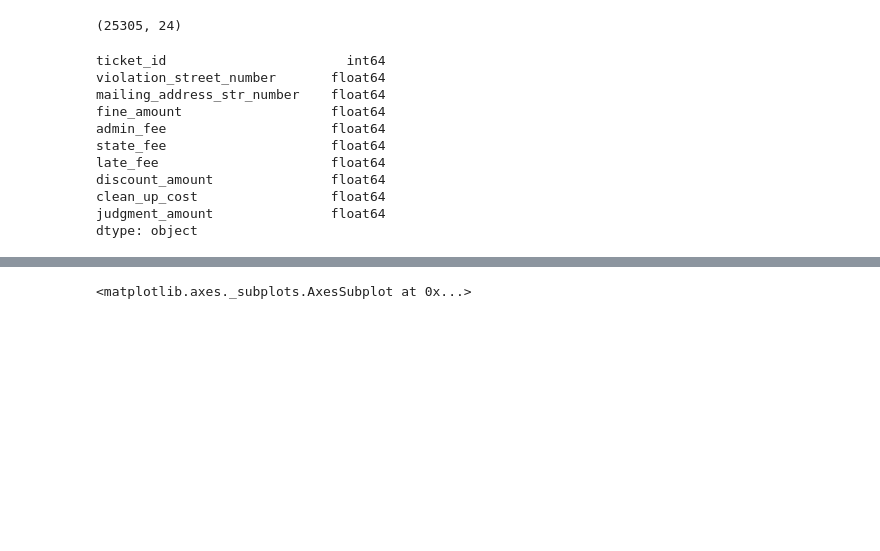
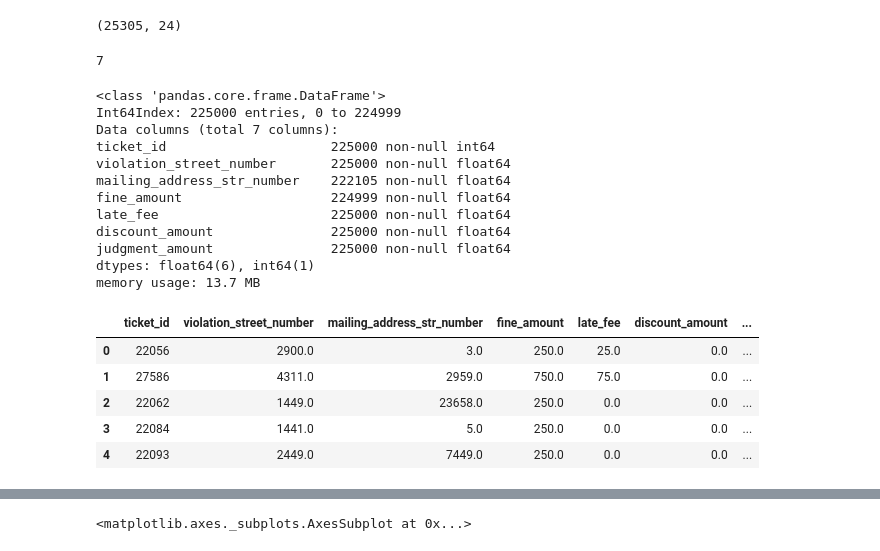
Before and after one commit to zarkaltair/Data-Scientist, a Jupyter notebook: My_projects/test_task/test_task.ipynb, the cells around one changed output, grey strips where cells are left out. Drawn from its saved outputs; the diff is of its cells as text; code cells hidden in the pictures; blank space fills up the shorter version.

```diff
--- a/My_projects/test_task/test_task.ipynb
+++ b/My_projects/test_task/test_task.ipynb
@@ -33,21 +55,34 @@ df_train[passes_num] = df_train[passes_num].fillna(method='ffill')
 df_train[passes_cat] = df_train[passes_cat].fillna(method='ffill')
 df_train[passes_date] = df_train[passes_date].fillna(method='ffill')
 # %%
-num_variables = ['ticket_id', 'violation_street_number', 'mailing_address_str_number', 'fine_amount', 'admin_fee',
-                 'state_fee', 'late_fee', 'discount_amount', 'clean_up_cost', 'judgment_amount']
+num_variables = ['ticket_id', 'violation_street_number', 'mailing_address_str_number', 'fine_amount',
+                 'late_fee', 'discount_amount', 'judgment_amount']
+len(num_variables)
+# %% [output]
+7
 # %%
 y = df_train['compliance']
 X = df_train[num_variables]
-X.dtypes
+X.info()
 # %% [output]
-ticket_id                       int64
-violation_street_number       float64
-mailing_address_str_number    float64
-fine_amount                   float64
-admin_fee                     float64
-state_fee                     float64
-late_fee                      float64
-discount_amount               float64
-clean_up_cost                 float64
-judgment_amount               float64
-dtype: object
+<class 'pandas.core.frame.DataFrame'>
+Int64Index: 225000 entries, 0 to 224999
+Data columns (total 7 columns):
+ticket_id                     225000 non-null int64
+violation_street_number       225000 non-null float64
+mailing_address_str_number    222105 non-null float64
+fine_amount                   224999 non-null float64
+late_fee                      225000 non-null float64
+discount_amount               225000 non-null float64
+judgment_amount               225000 non-null float64
+dtypes: float64(6), int64(1)
+memory usage: 13.7 MB
+# %%
+X.head()
+# %% [output]
+|  | ticket_id | violation_street_number | mailing_address_str_number | fine_amount | late_fee | discount_amount | ... |
+| 0 | 22056 | 2900.0 | 3.0 | 250.0 | 25.0 | 0.0 | ... |
+| 1 | 27586 | 4311.0 | 2959.0 | 750.0 | 75.0 | 0.0 | ... |
+| 2 | 22062 | 1449.0 | 23658.0 | 250.0 | 0.0 | 0.0 | ... |
+| 3 | 22084 | 1441.0 | 5.0 | 250.0 | 0.0 | 0.0 | ... |
+| 4 | 22093 | 2449.0 | 7449.0 | 250.0 | 0.0 | 0.0 | ... |
```
Also changed, not shown: parts of 7 cells of this notebook.
